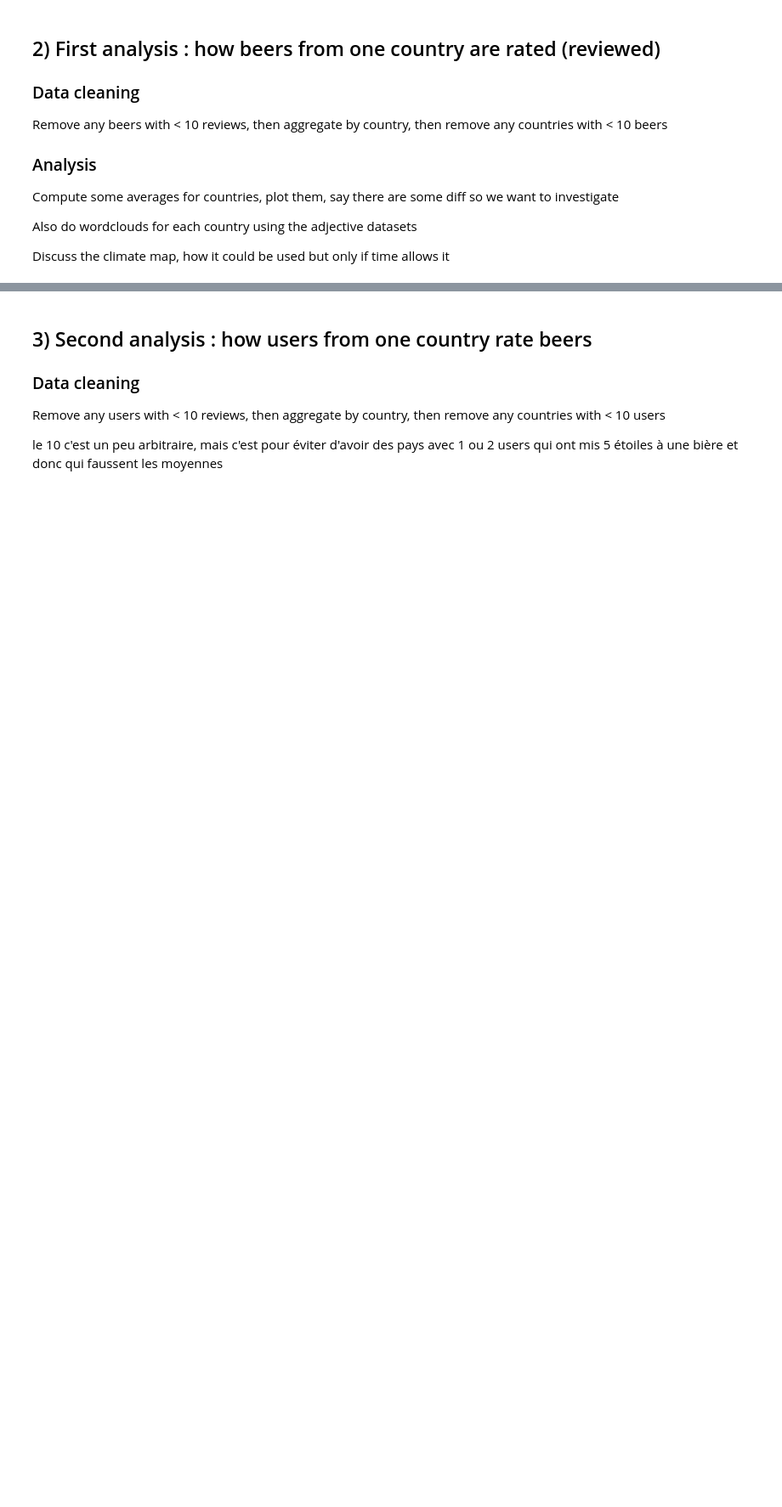
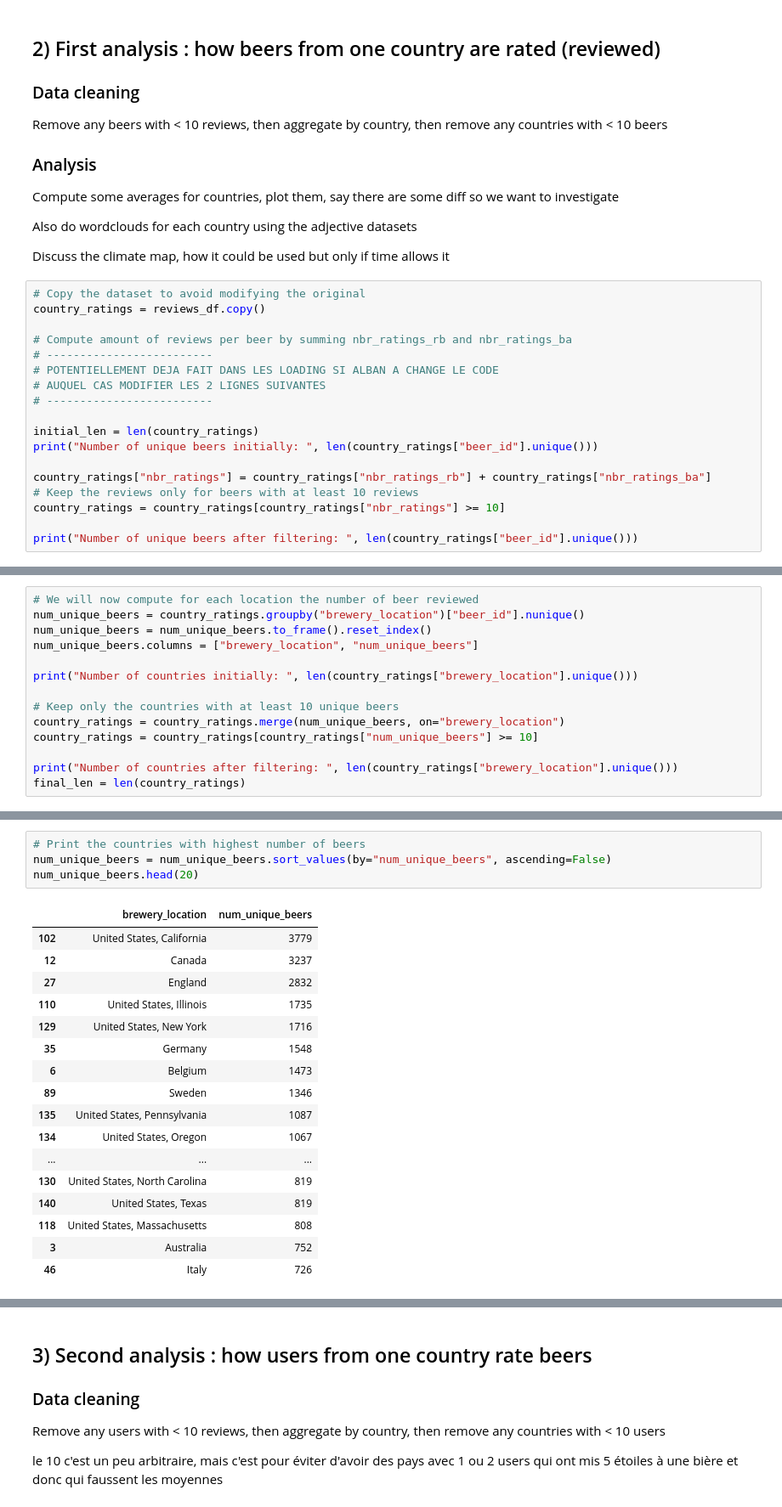
Before and after one commit to epfl-ada/ada-2023-project-riskybiscuits, a Jupyter notebook: main.ipynb, the cells around one changed output, grey strips where cells are left out. Shown at 85% size. Drawn from its saved outputs; the diff is of its cells as text; blank space fills up the shorter version.

```diff
--- a/main.ipynb
+++ b/main.ipynb
@@ -163,3 +166,21 @@ Compute some averages for countries, plot them, say there are some diff so we wa
 Also do wordclouds for each country using the adjective datasets
 
 Discuss the climate map, how it could be used but only if time allows it
+# %%
+# Copy the dataset to avoid modifying the original
+country_ratings = reviews_df.copy()
+
+# Compute amount of reviews per beer by summing nbr_ratings_rb and nbr_ratings_ba
+# -------------------------
+# POTENTIELLEMENT DEJA FAIT DANS LES LOADING SI ALBAN A CHANGE LE CODE
+# AUQUEL CAS MODIFIER LES 2 LIGNES SUIVANTES
+# -------------------------
+
+initial_len = len(country_ratings)
+print("Number of unique beers initially: ", len(country_ratings["beer_id"].unique()))
+
+country_ratings["nbr_ratings"] = country_ratings["nbr_ratings_rb"] + country_ratings["nbr_ratings_ba"]
+# Keep the reviews only for beers with at least 10 reviews
+country_ratings = country_ratings[country_ratings["nbr_ratings"] >= 10]
+
+print("Number of unique beers after filtering: ", len(country_ratings["beer_id"].unique()))
@@ -165,0 +190,14 @@ Discuss the climate map, how it could be used but only if time allows it
+# %%
+# We will now compute for each location the number of beer reviewed
+num_unique_beers = country_ratings.groupby("brewery_location")["beer_id"].nunique()
+num_unique_beers = num_unique_beers.to_frame().reset_index()
+num_unique_beers.columns = ["brewery_location", "num_unique_beers"]
+
+print("Number of countries initially: ", len(country_ratings["brewery_location"].unique()))
+
+# Keep only the countries with at least 10 unique beers
+country_ratings = country_ratings.merge(num_unique_beers, on="brewery_location")
+country_ratings = country_ratings[country_ratings["num_unique_beers"] >= 10]
+
+print("Number of countries after filtering: ", len(country_ratings["brewery_location"].unique()))
+final_len = len(country_ratings)
@@ -165,0 +261,22 @@ Discuss the climate map, how it could be used but only if time allows it
+# %%
+# Print the countries with highest number of beers
+num_unique_beers = num_unique_beers.sort_values(by="num_unique_beers", ascending=False)
+num_unique_beers.head(20)
+# %% [output]
+|  | brewery_location | num_unique_beers |
+| 102 | United States, California | 3779 |
+| 12 | Canada | 3237 |
+| 27 | England | 2832 |
+| 110 | United States, Illinois | 1735 |
+| 129 | United States, New York | 1716 |
+| 35 | Germany | 1548 |
+| 6 | Belgium | 1473 |
+| 89 | Sweden | 1346 |
+| 135 | United States, Pennsylvania | 1087 |
+| 134 | United States, Oregon | 1067 |
+| ... | ... | ... |
+| 130 | United States, North Carolina | 819 |
+| 140 | United States, Texas | 819 |
+| 118 | United States, Massachusetts | 808 |
+| 3 | Australia | 752 |
+| 46 | Italy | 726 |
```
Also changed, not shown: parts of 10 cells of this notebook, 8 other files.
